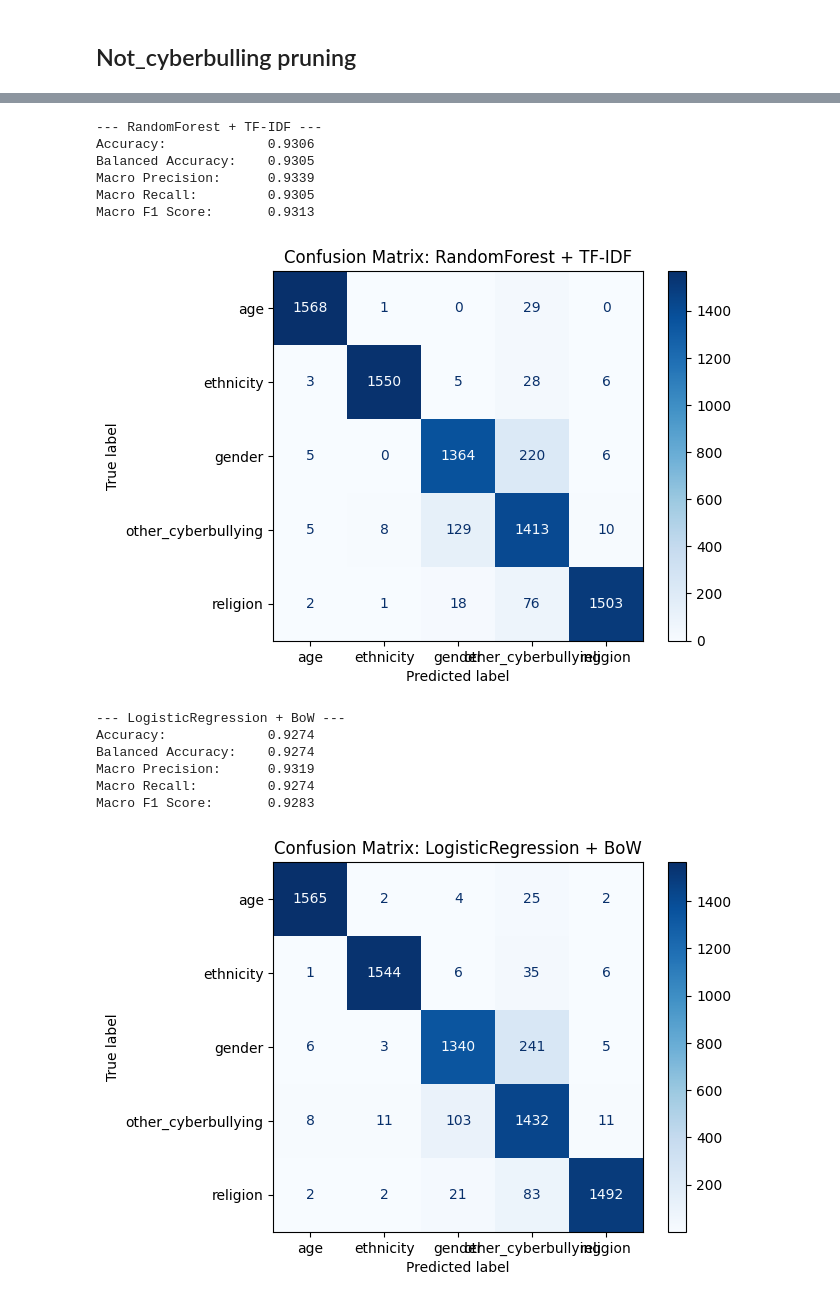
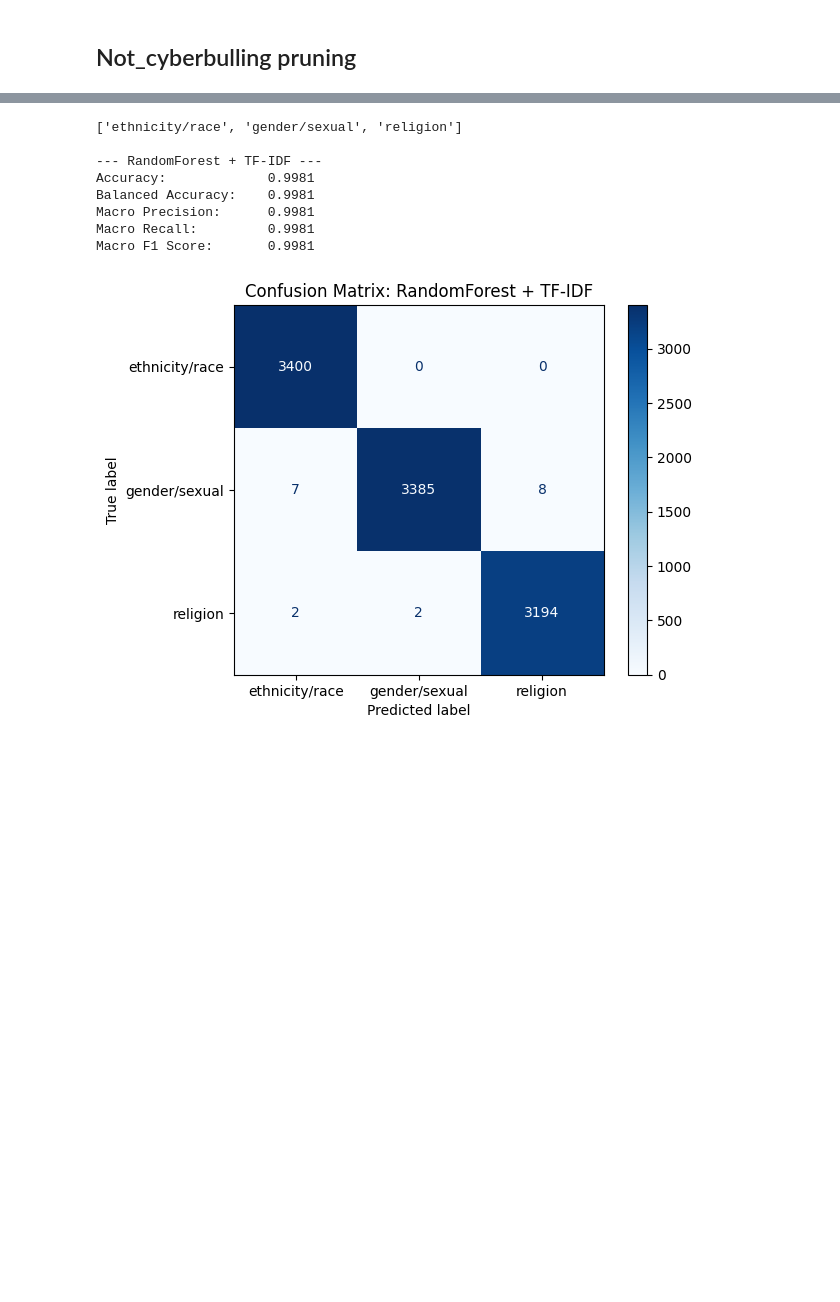
Before and after one commit to msegreto/CyberbullismDetection, a Jupyter notebook: notebook/4_MultiClassification.ipynb, the cells around one changed output, grey strips where cells are left out. Cells and saved outputs as stored; diff of their text form; code cells hidden in the pictures; blank space fills up the shorter version.

Commit message:
changed dataset, added nested CV, Wilcoxon & t-tests, binary explainability module, updated docs

```diff
--- a/notebook/4_MultiClassification.ipynb
+++ b/notebook/4_MultiClassification.ipynb
@@ -36,18 +39,15 @@ from utils.text_preprocessing import preprocess_text, TextPreprocessor
 # %%
 # not_cyberbullying pruning
 df_train = pd.read_csv("../dataset/training_set.csv")
-df_train["text"] = df_train["text"].apply(preprocess_text)
-df_train = df_train[ df_train["text"].notna() & df_train["text"].str.strip().astype(bool)]
 
-df_filtered = df_train[df_train["multiclass_label"] != "not_cyberbullying"].copy()
+df_filtered = df_train[df_train["multiclass_label"] != "not_cyberbullying"].copy().reset_index(drop=True)
 
 label2id = {label: idx for idx, label in enumerate(sorted(df_filtered["multiclass_label"].unique()))}
 id2label = {v: k for k, v in label2id.items()}
 
-df_filtered["label_id"] = df_filtered["multiclass_label"].map(label2id)
+X_text_pruned = df_filtered["text"].fillna("").astype(str)
+y_multiclass = df_filtered["multiclass_label"].map(label2id)
 
-X_text_pruned = df_filtered["text"]
-y_multiclass = df_filtered["label_id"]
 
 print("Final Classes:", label2id)
 print("Classe Distribution:")
@@ -293,80 +338,57 @@ Validating W2V-1 + LinearSVM ...
 # %%
-df_eval_sorted = pd.read_csv('../model/grid_search_multiclass/multiclass_result.csv')
+df_eval_sorted = pd.read_csv('../model/multiclass/nested_cv_results.csv')
 df_test = pd.read_csv("../dataset/test_set.csv")
 df_test = df_test[df_test["multiclass_label"] != "not_cyberbullying"]
 X_test_text = df_test["text"]
 y_test = df_test["multiclass_label"].map(label2id)
 
 labels = list(label2id.keys())
+
+print(labels)
 
 def print_metrics_and_confmat_multiclass(y_true, y_pred, labels, title):
     print(f"\n--- {title} ---")
     acc = accuracy_score(y_true, y_pred)
     prec = precision_score(y_true, y_pred, average='macro', zero_division=0)
     rec = recall_score(y_true, y_pred, average='macro', zero_division=0)
     f1 = f1_score(y_true, y_pred, average='macro', zero_division=0)
     bal_acc = balanced_accuracy_score(y_true, y_pred)
 
     print(f"Accuracy:             {acc:.4f}")
     print(f"Balanced Accuracy:    {bal_acc:.4f}")
     print(f"Macro Precision:      {prec:.4f}")
     print(f"Macro Recall:         {rec:.4f}")
     print(f"Macro F1 Score:       {f1:.4f}")
 
     cm = confusion_matrix(y_true, y_pred)
     disp = ConfusionMatrixDisplay(confusion_matrix=cm, display_labels=labels)
     disp.plot(cmap=plt.cm.Blues)
     plt.title(f"Confusion Matrix: {title}")
     plt.show()
 
-top_models = df_eval_sorted.head(6)
+top_model = df_eval_sorted.head(1)
 predictions = []
 
-for _, row in top_models.iterrows():
-    model_name = row["model"]
-    vectorizer_name = row["vectorizer"]
+model_name = top_model["Classifier"].iloc[0]
+vectorizer_name = top_model["Vectorizer"].iloc[0]
 
-    file_path = f"../model/grid_search_multiclass/{model_name}_{vectorizer_name}_multiclass.pkl"
-    clf = joblib.load(file_path)
-
-    full_pipeline = Pipeline([
-        ("preprocessing", TextPreprocessor()),
-        *clf.steps
-    ])
-
-    y_pred = full_pipeline.predict(X_test_text)
-    predictions.append(y_pred)
-
-    print_metrics_and_confmat_multiclass(y_test, y_pred, labels, f"{model_name} + {vectorizer_name}")
-
-print("\n--- McNemar Test between Top 2 Models ---")
-y_pred_1 = predictions[0]
-y_pred_2 = predictions[1]
+file_name = f"../model/multiclass/{model_name}_{vectorizer_name}_multiclass.pkl"
+clf = joblib.load(file_name)
 
 
-b = np.sum((y_pred_1 == y_test.values) & (y_pred_2 != y_test.values))
-c = np.sum((y_pred_1 != y_test.values) & (y_pred_2 == y_test.values))
+y_pred = clf.predict(X_test_text)
 
-table = [[0, b], [c, 0]]
-result = mcnemar(table, exact=True)
 
-print(f"McNemar's test statistic = {result.statistic}, p-value = {result.pvalue:.4f}")
-if result.pvalue < 0.05:
-    print("The difference is statistically significant.")
-else:
-    print("The difference is not statistically significant.")
+predictions.append(y_pred)
+
+print_metrics_and_confmat_multiclass(y_test, y_pred, labels, f"{model_name} + {vectorizer_name}")
 # %% [output]
+['ethnicity/race', 'gender/sexual', 'religion']
+
 --- RandomForest + TF-IDF ---
-Accuracy:             0.9306
-Balanced Accuracy:    0.9305
-Macro Precision:      0.9339
-Macro Recall:         0.9305
-Macro F1 Score:       0.9313
+Accuracy:             0.9981
+Balanced Accuracy:    0.9981
+Macro Precision:      0.9981
+Macro Recall:         0.9981
+Macro F1 Score:       0.9981
-[figure, old version]
+[figure, new version]
---- LogisticRegression + BoW ---
-Accuracy:             0.9274
-Balanced Accuracy:    0.9274
-Macro Precision:      0.9319
-Macro Recall:         0.9274
-Macro F1 Score:       0.9283
-[figure, removed]
```
Also changed, not shown: parts of 7 cells of this notebook, 29 other files.
